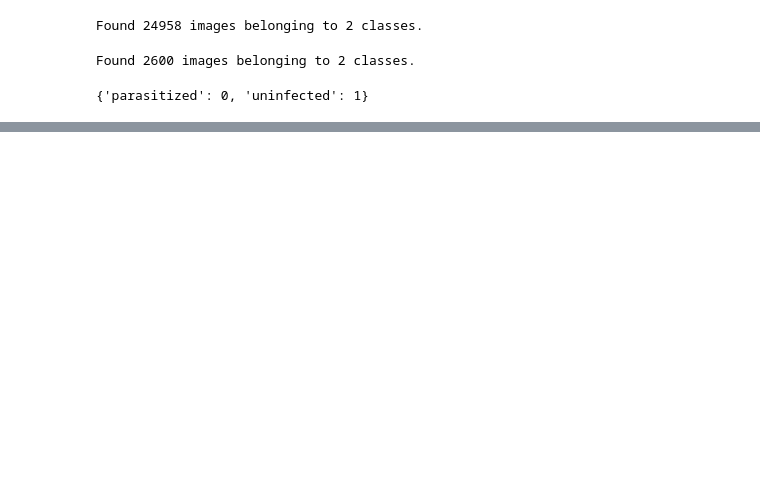
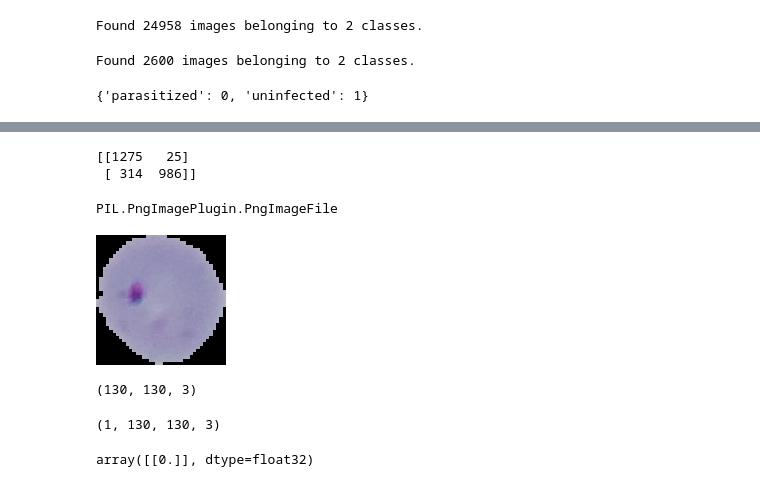
Before and after one commit to Tarawanti/tensorflow_practise, a Jupyter notebook: computer_vision/parasiterecognition_22122019.ipynb, the cells around one changed output, grey strips where cells are left out. Saved outputs shown, nothing was run; the diff lists cells and outputs as text; code cells hidden in the pictures; blank space fills up the shorter version.

```diff
--- a/computer_vision/parasiterecognition_22122019.ipynb
+++ b/computer_vision/parasiterecognition_22122019.ipynb
@@ -346,0 +379,5 @@ from tensorflow.keras.models import load_model
+# %%
+print(confusion_matrix(test_image_gen.classes, predictions))
+# %% [output]
+[[1275   25]
+ [ 314  986]]
@@ -346,0 +386,10 @@ from tensorflow.keras.models import load_model
+# %%
+type(image.load_img(infected_cell))
+# %% [output]
+PIL.PngImagePlugin.PngImageFile
+# %%
+my_image = image.load_img(infected_cell, target_size=image_shape)
+# %%
+my_image
+# %% [output]
+[figure, added]
@@ -346,0 +398,4 @@ from tensorflow.keras.models import load_model
+# %%
+my_img_arr.shape
+# %% [output]
+(130, 130, 3)
@@ -346,0 +404,8 @@ from tensorflow.keras.models import load_model
+# %%
+my_img_arr.shape
+# %% [output]
+(1, 130, 130, 3)
+# %%
+model.predict(my_img_arr)
+# %% [output]
+array([[0.]], dtype=float32)
```
Also changed, not shown: parts of 19 cells of this notebook, 2 other files.
